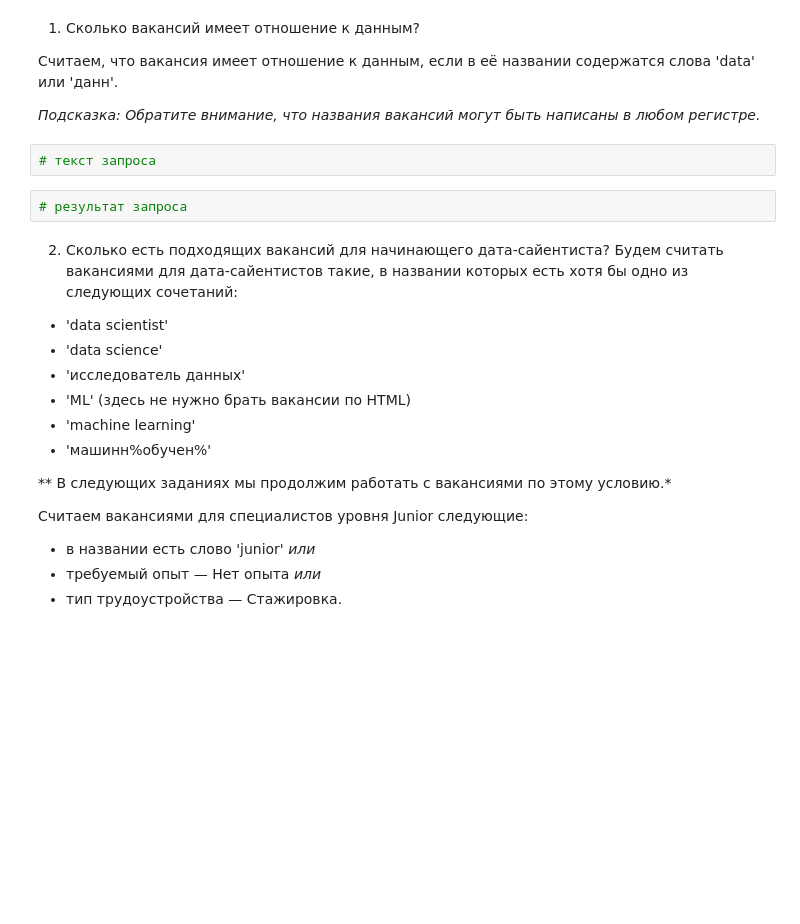
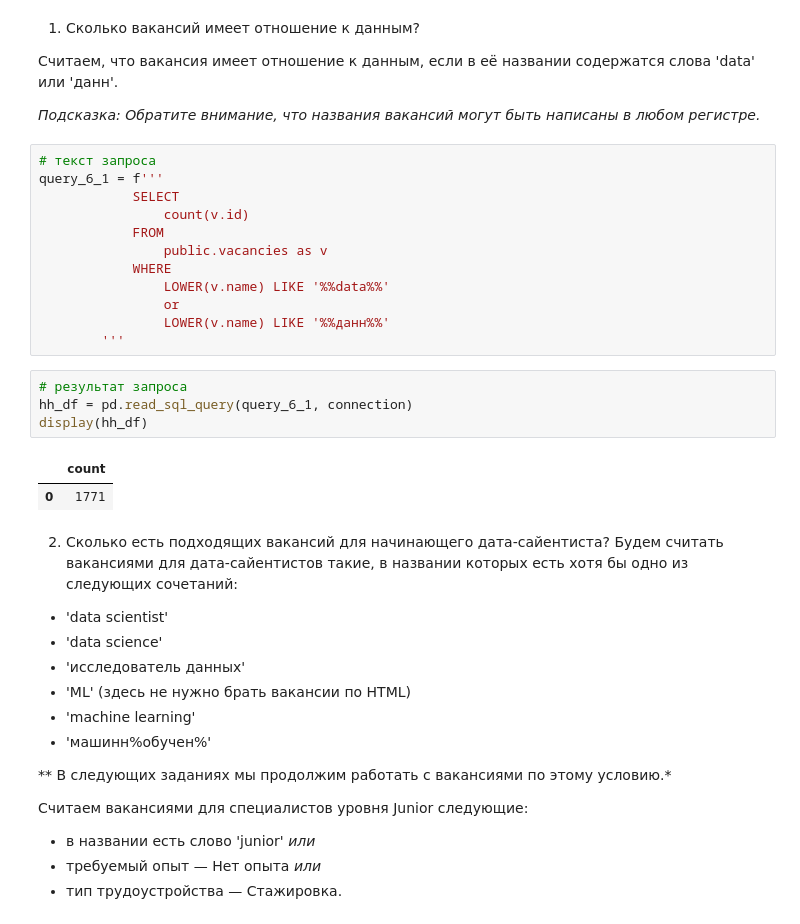
Before and after one commit to kdunaev-a10/SkillFactory-DTS, a Jupyter notebook: project_2/Project_2_headHunter.ipynb, the cells around one changed output. Cells and saved outputs as stored; diff of their text form; blank space fills up the shorter version.

```diff
--- a/project_2/Project_2_headHunter.ipynb
+++ b/project_2/Project_2_headHunter.ipynb
@@ -540,8 +542,23 @@ display(hh_df)
 *Подсказка: Обратите внимание, что названия вакансий могут быть написаны в любом регистре.*
 # %%
 # текст запроса
+query_6_1 = f'''
+            SELECT
+                count(v.id)
+            FROM
+                public.vacancies as v
+            WHERE
+                LOWER(v.name) LIKE '%%data%%'
+                or
+                LOWER(v.name) LIKE '%%данн%%'
+        '''
 # %%
 # результат запроса
+hh_df = pd.read_sql_query(query_6_1, connection)
+display(hh_df)
+# %% [output]
+|  | count |
+| 0 | 1771 |
 # %% [markdown]
 2. Сколько есть подходящих вакансий для начинающего дата-сайентиста?
 Будем считать вакансиями для дата-сайентистов такие, в названии которых есть хотя бы одно из следующих сочетаний:
```
Also changed, not shown: parts of 14 cells of this notebook, 2 other files.
